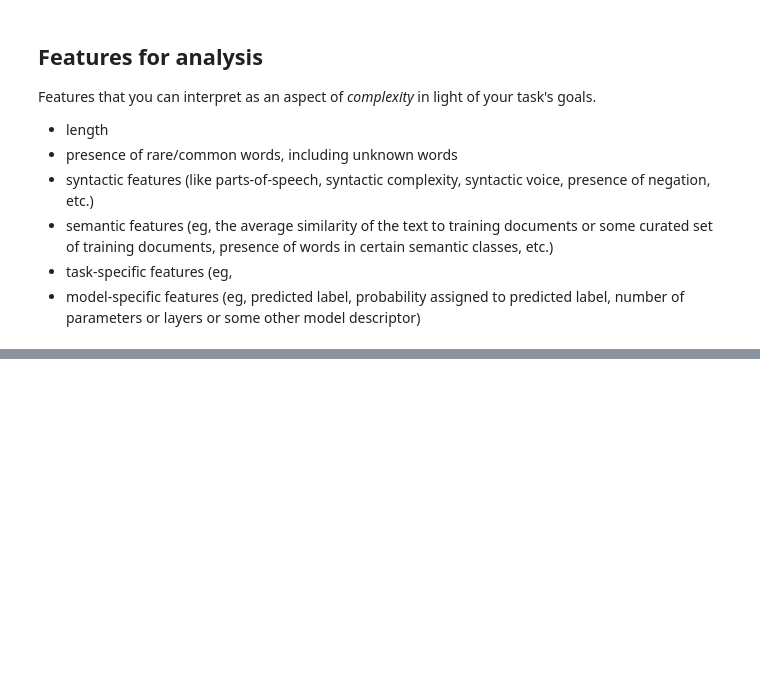
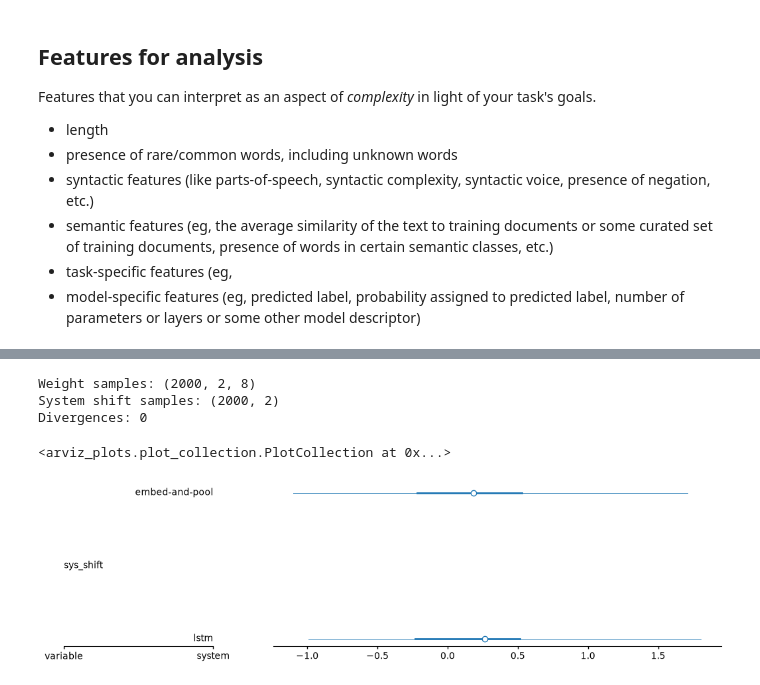
Before and after one commit to HeyeNl/nlp-project1, a Jupyter notebook: part2/project.ipynb, the cells around one changed output, grey strips where cells are left out. Drawn from its saved outputs; the diff is of its cells as text; code cells hidden in the pictures; blank space fills up the shorter version.

Commit message:
Complete cross-validation and BDA analysis

```diff
--- a/part2/project.ipynb
+++ b/part2/project.ipynb
@@ -506,0 +984,4 @@ technology 179 (50,)
+# %%
+rm00 = part2.experiment.load(f"results/lstm/seed-0/fold-0/model", trained_emb_model)
+rm00_dt_logprobs = part2.experiment.predict_logprobs(em00, tokenizer_for_rnn, [text for text, label in my_test_sets[0]['devtest']], 64, 'cpu')
+rm00_dt_logprobs.shape
@@ -506,0 +1003,19 @@ technology 179 (50,)
+# %%
+domain_keywords = {
+    "world": {
+        "government", "president", "minister",
+        "election", "war", "treaty"
+    },
+    "sports": {
+        "football", "soccer", "match",
+        "championship", "coach", "tournament"
+    },
+    "business": {
+        "stock", "market", "shares",
+        "profit", "investor", "bank"
+    },
+    "sci_tech": {
+        "technology", "software", "computer",
+        "internet", "chip", "scientist"
+    }
+}
@@ -506,0 +1203,29 @@ technology 179 (50,)
+# %%
+posterior = mcmc.get_samples()
+print("Weight samples:", posterior["w"].shape)
+print("System shift samples:", posterior["sys_shift"].shape)
+print("Divergences:", int(mcmc.get_extra_fields()["diverging"].sum()))
+# %% [output]
+Weight samples: (2000, 2, 8)
+System shift samples: (2000, 2)
+Divergences: 0
+# %%
+posterior_data = part2.analysis.posterior_to_arviz(
+    mcmc,
+    # you need only name the systems
+    system_names=[name for name, _ in sorted(systems.items(), key=lambda pair: pair[1])],
+    # and the features
+    feature_names=[f"pred:{n}" for n in agnews_outcome_space.names] + ['word_count', 'oov_ratio', 'domain_count','reading_ease']
+)
+# %%
+az_stats_params = {'point_estimate': 'median', 'ci_kind': 'hdi', 'ci_probs': (0.5, 0.95)}
+# %%
+az.plot_forest(
+    posterior_data,
+    var_names=['sys_shift'],
+    combined=True,           # Combine chains
+    **az_stats_params
+)
+# %% [output]
+<arviz_plots.plot_collection.PlotCollection at 0x...>
+[figure, added]
```
Also changed, not shown: parts of 85 cells of this notebook.
